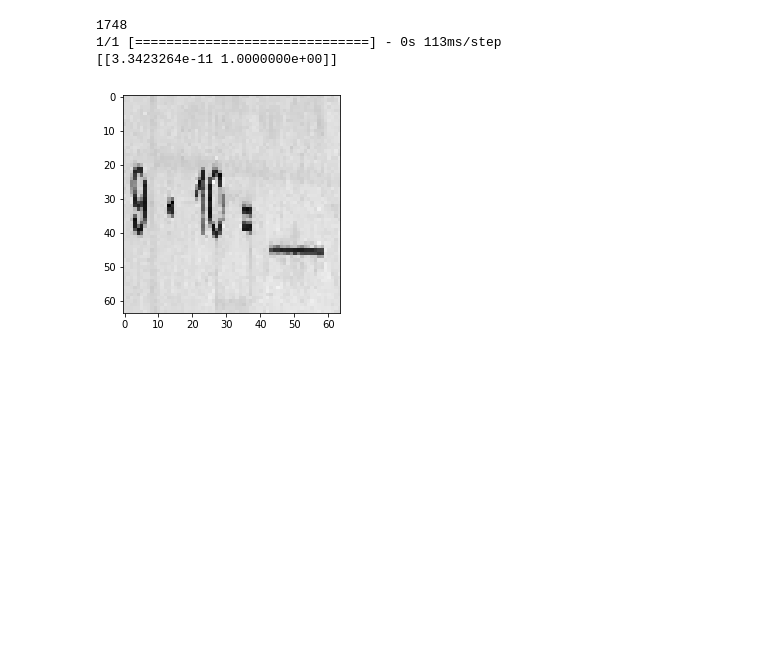
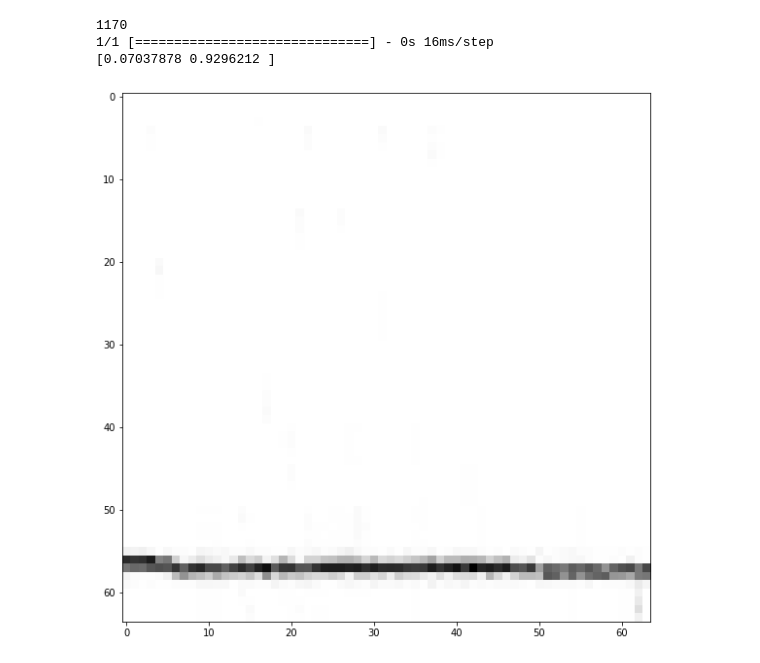
Before and after one commit to dschmoeller/iCheck, a Jupyter notebook: SlidingWindowApproachForImageDetection.ipynb, the cells around one changed output. Saved outputs shown, nothing was run; the diff lists cells and outputs as text; code cells hidden in the pictures; blank space fills up the shorter version.

```diff
--- a/SlidingWindowApproachForImageDetection.ipynb
+++ b/SlidingWindowApproachForImageDetection.ipynb
@@ -18,6 +19,8 @@ from tensorflow.keras.models import Sequential
 from keras.optimizers import SGD
 # %%
 # Load the equation classifer model
-model = tf.keras.models.load_model('./equationClassifier.h5')
+#model = tf.keras.models.load_model('./equationClassifier.h5')
+#model = tf.keras.models.load_model('./equationClassifierAugmented.h5')
+model = tf.keras.models.load_model('./XXXequationClassifier.h5')
 model.summary()
 # %% [output]
@@ -43,11 +49,14 @@ _________________________________________________________________
 # %%
 # Load the image on which mathematical equations should be detected
-img = mpimg.imread('testImages/testImage1.jpg')
+img = mpimg.imread('testImages/testImage2.jpg')
 img = cv2.cvtColor(img, cv2.COLOR_RGB2GRAY)
 
 # Print image information and plot
 print(img.shape)
 print(type(img))
+scaleInputImage = cv2.resize(img, (256,256))
+scaleInputImage = scaleInputImage.reshape((256,256,1))
+print(scaleInputImage.shape)
 plt.figure(figsize=(10,10))
-plt.imshow(img, cmap='gray')
+plt.imshow(scaleInputImage, cmap='gray')
 # %% [output]
@@ -61,13 +75,14 @@ plt.imshow(img, cmap='gray')
 # but also where the equation is actually located on the picture
 
 
-windowSize_x = 250
-windowSize_y = 800
+windowSize_x = 100
+windowSize_y = 400
 step_size_x = 50
-step_size_y = 100
+step_size_y = 50
 
 croppedImgList = []
-
+foundEquationsList = []
+whereAreEquations = []
 # Iterate over picture
 for x in range(0, img.shape[0] - windowSize_x, step_size_x):
     for y in range (0, img.shape[1] - windowSize_y, step_size_y):
@@ -75,14 +90,8 @@ for x in range(0, img.shape[0] - windowSize_x, step_size_x):
         resizedImg = cv2.resize(croppedImg, (64,64)).reshape(1,64,64,1)
         normalizedImg = resizedImg/255.0
         croppedImgList.append(normalizedImg)
-        # Convert data in order to fit NN input requirement
-        #data = data.astype(np.float32) / 255.
-        #data = data.reshape(1, 32, 32, 3)
         # Ask Neural Network
-        #prediction = carClassifier.predict(data)
-        #print("The probabiity that this slide contains a car is: ", prediction[0][0])
-        #if prediction[0][0] > 0.8:
-        #    whereAreCars.append((x, y))
-
-# In which slides (at which coordinates) did the NN predict (i.e. classify) a car?
-#print(whereAreCars)
+        prediction = model.predict(normalizedImg)
+        if prediction[0][0] > 0.8:
+            whereAreEquations.append((x, y))
+            foundEquationsList.append(normalizedImg)
@@ -89,15 +148,16 @@ for x in range(0, img.shape[0] - windowSize_x, step_size_x):
 # %%
 print(len(croppedImgList))
-n = 93
+n = 45
 sample = croppedImgList[n]
 samplePlot = sample.reshape(64,64,1)
+plt.figure(figsize=(10,10))
 plt.imshow(samplePlot, cmap='gray')
 
 # Would this crop be predicted as equation?
 prediction = model.predict(sample)
-print(prediction)
+print(prediction[0])
 # %% [output]
-1748
-1/1 [==============================] - 0s 113ms/step
-[[3.3423264e-11 1.0000000e+00]]
+1170
+1/1 [==============================] - 0s 16ms/step
+[0.07037878 0.9296212 ]
-[figure, old version]
+[figure, new version]
```
Also changed, not shown: parts of 10 cells of this notebook, 1 other file.
